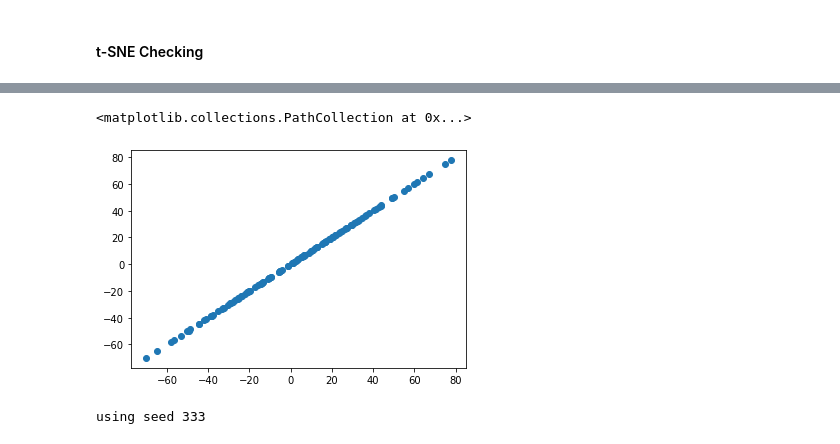
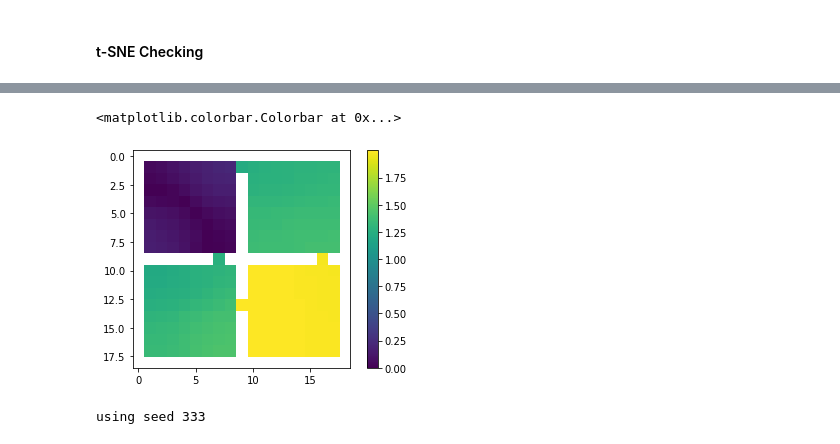
Before and after one commit to 2016choang/sfl, a Jupyter notebook: playground/DSR-exploration.ipynb, the cells around one changed output, grey strips where cells are left out. Saved outputs shown, nothing was run; the diff lists cells and outputs as text; code cells hidden in the pictures.

```diff
--- a/playground/DSR-exploration.ipynb
+++ b/playground/DSR-exploration.ipynb
@@ -275,8 +290,16 @@ with open(folder + 'params.json', 'r') as f:
-# %%
-plt.scatter(top_left_embedded, top_left_embedded)
-# %% [output]
-<matplotlib.collections.PathCollection at 0x...>
-[figure, removed]
+# %%
+tsne_sf = np.zeros((361, 2))
+# %%
+tsne_sf[~walls] = sf_embedded
+# %%
+tsne_sf = tsne_sf.reshape(19, 19, 2)
+# %%
+dsr, dsr_heatmap = visualize_dsr(tsne_sf, (4, 4), -2, True)
+plt.imshow(dsr_heatmap)
+plt.colorbar()
+# %% [output]
+<matplotlib.colorbar.Colorbar at 0x...>
+[figure, added]
 # %%
 set_seed(config['seed'])
 # %% [output]
```
Also changed, not shown: parts of 11 cells of this notebook, 14 other files.
